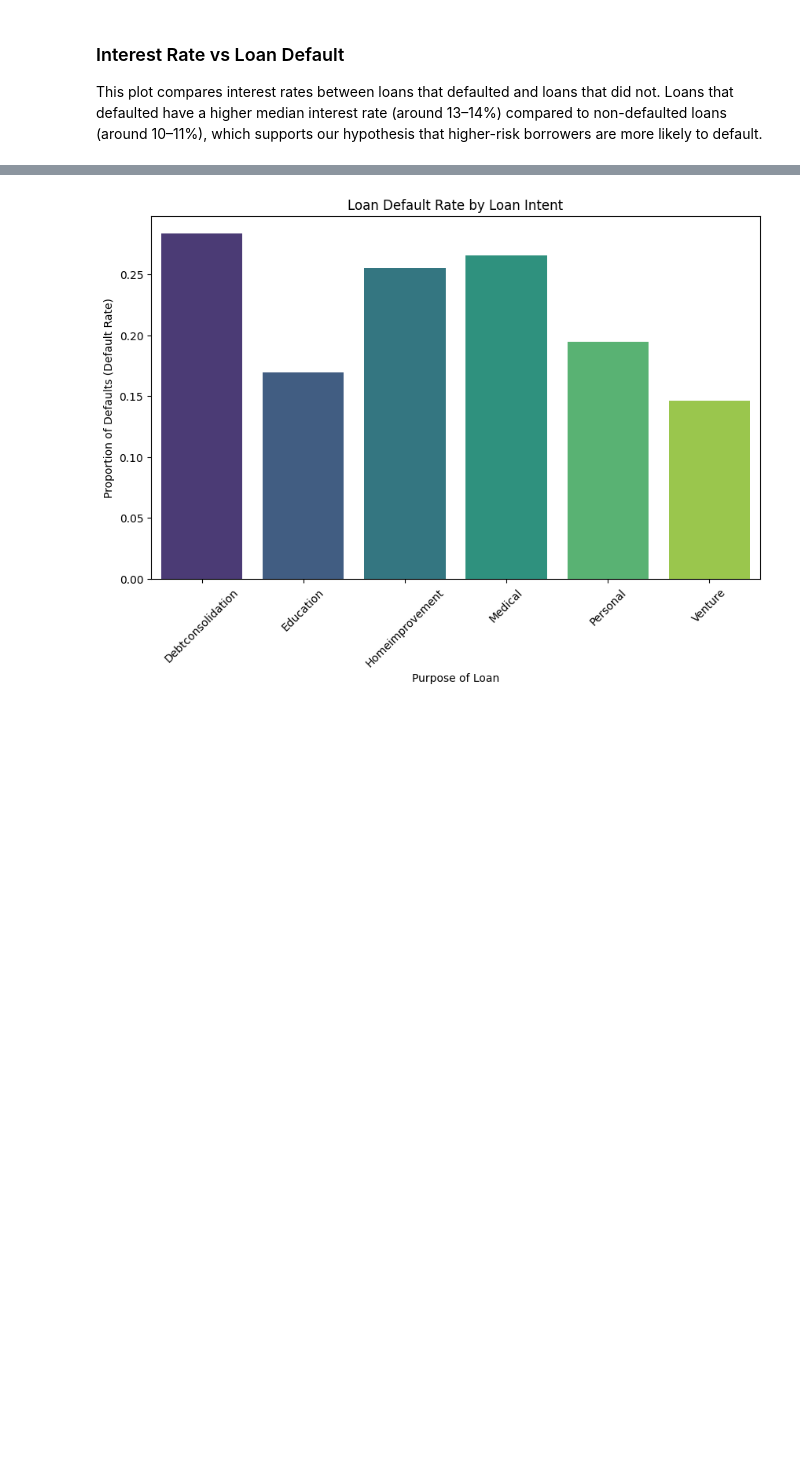
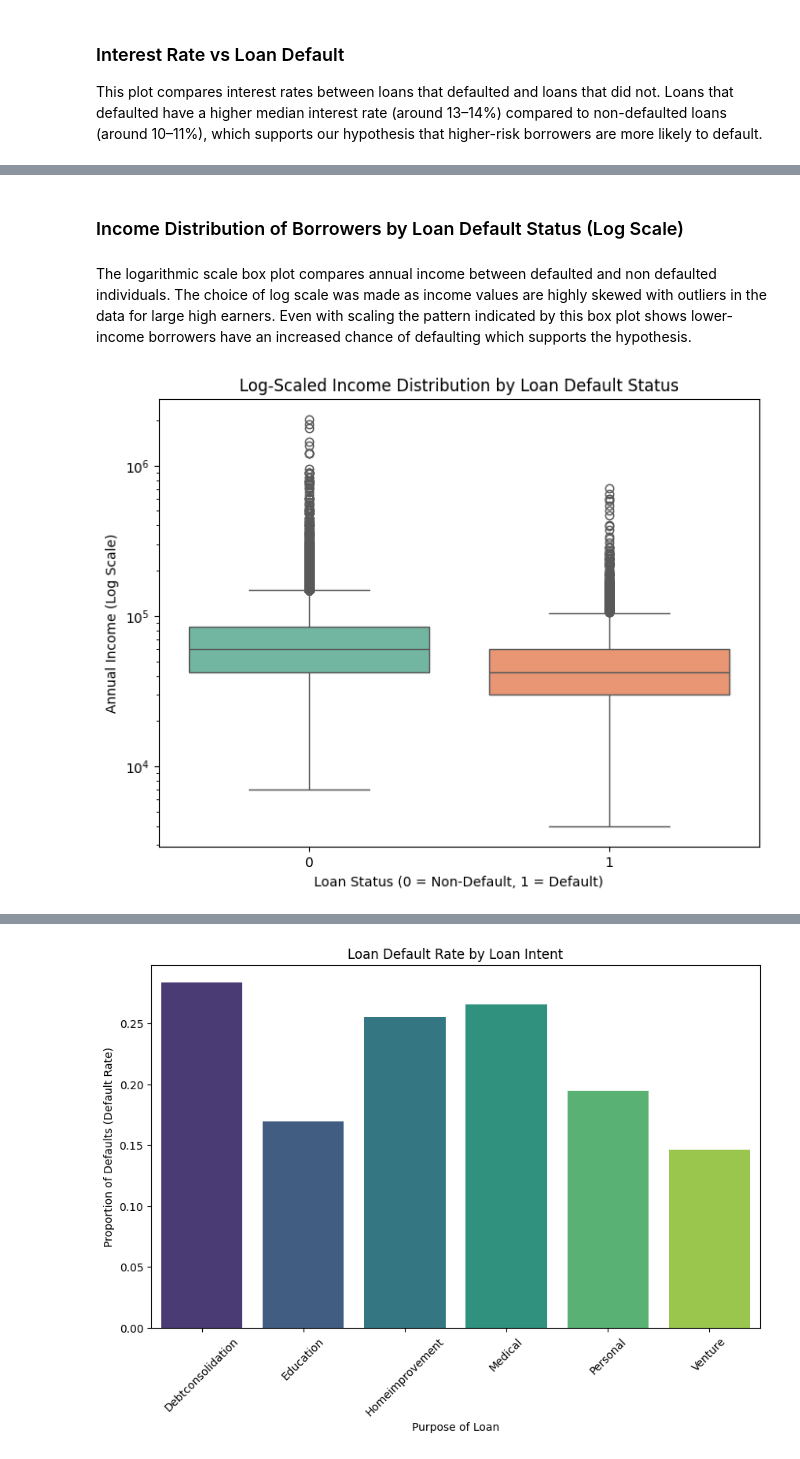
Before and after one commit to COGS108/Group131_WI26, a Jupyter notebook: 02-EDACheckpoint.ipynb, the cells around one changed output, grey strips where cells are left out. Drawn from its saved outputs; the diff is of its cells as text; code cells hidden in the pictures; blank space fills up the shorter version.

```diff
--- a/02-EDACheckpoint.ipynb
+++ b/02-EDACheckpoint.ipynb
@@ -298,0 +328,15 @@ plt.show()
+# %% [markdown]
+### Income Distribution of Borrowers by Loan Default Status (Log Scale)
+# %% [markdown]
+The logarithmic scale box plot compares annual income between defaulted and non defaulted individuals. The choice of log scale was made as income values are highly skewed with outliers in the data for large high earners. Even with scaling the pattern indicated by this box plot shows lower-income borrowers have an increased chance of defaulting which supports the hypothesis.
+# %%
+plt.figure(figsize=(8, 6))
+sns.boxplot(data=df, x="loan_status", y="person_income", hue="loan_status", palette="Set2")
+plt.yscale("log")
+plt.title("Log-Scaled Income Distribution by Loan Default Status")
+plt.xlabel("Loan Status (0 = Non-Default, 1 = Default)")
+plt.ylabel("Annual Income (Log Scale)")
+plt.legend([],[], frameon=False)
+plt.show()
+# %% [output]
+[figure, added]
```
Also changed, not shown: parts of 24 cells of this notebook.
